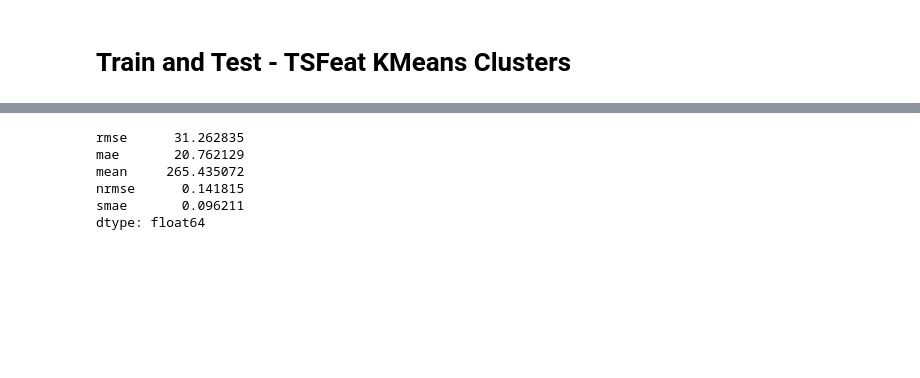
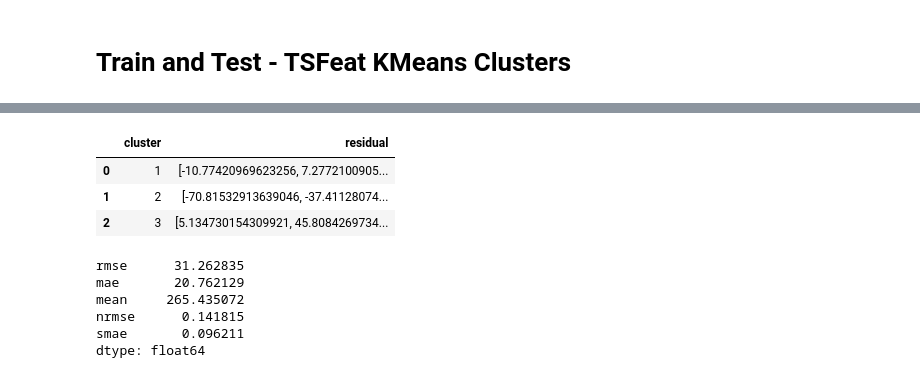
Before and after one commit to lojzimjm/dissertation, a Jupyter notebook: 9.1 LightGBM Global Default.ipynb, the cells around one changed output, grey strips where cells are left out. Saved outputs shown, nothing was run; the diff lists cells and outputs as text; code cells hidden in the pictures; blank space fills up the shorter version.

```diff
--- a/9.1 LightGBM Global Default.ipynb
+++ b/9.1 LightGBM Global Default.ipynb
@@ -1142,3 +1270,13 @@ with tqdm_joblib(tqdm(desc="tsfeat LGBM Residuals",
                                                                                   train_val_df_full_tsfeat_clust,
                                                                                   lag_n
                                                                                  ) for i in range(1, len(tsfeat_clust.cluster.unique())+1))
+# %%
+tsfeat_clust_res_df = pd.DataFrame({'cluster': list({(i+1): tsfeat_clust_residuals[i] for i in range(len(tsfeat_clust_residuals))}.keys()),
+                                    'residual': list({(i+1): tsfeat_clust_residuals[i] for i in range(len(tsfeat_clust_residuals))}.values())})
+
+tsfeat_clust_res_df.head()
+# %% [output]
+|  | cluster | residual |
+| 0 | 1 | [-10.77420969623256, 7.2772100905... |
+| 1 | 2 | [-70.81532913639046, -37.41128074... |
+| 2 | 3 | [5.134730154309921, 45.8084269734... |
```
Also changed, not shown: parts of 54 cells of this notebook, 13 other files.
